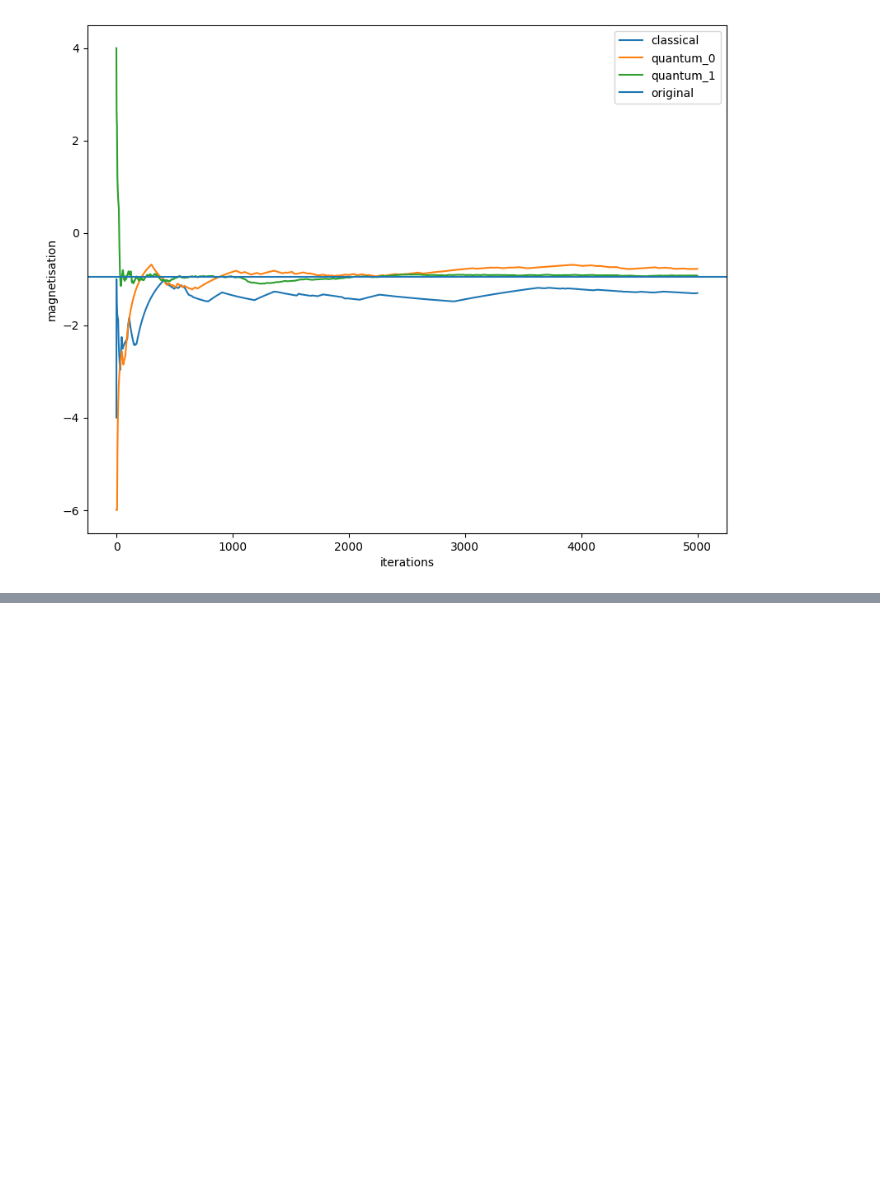
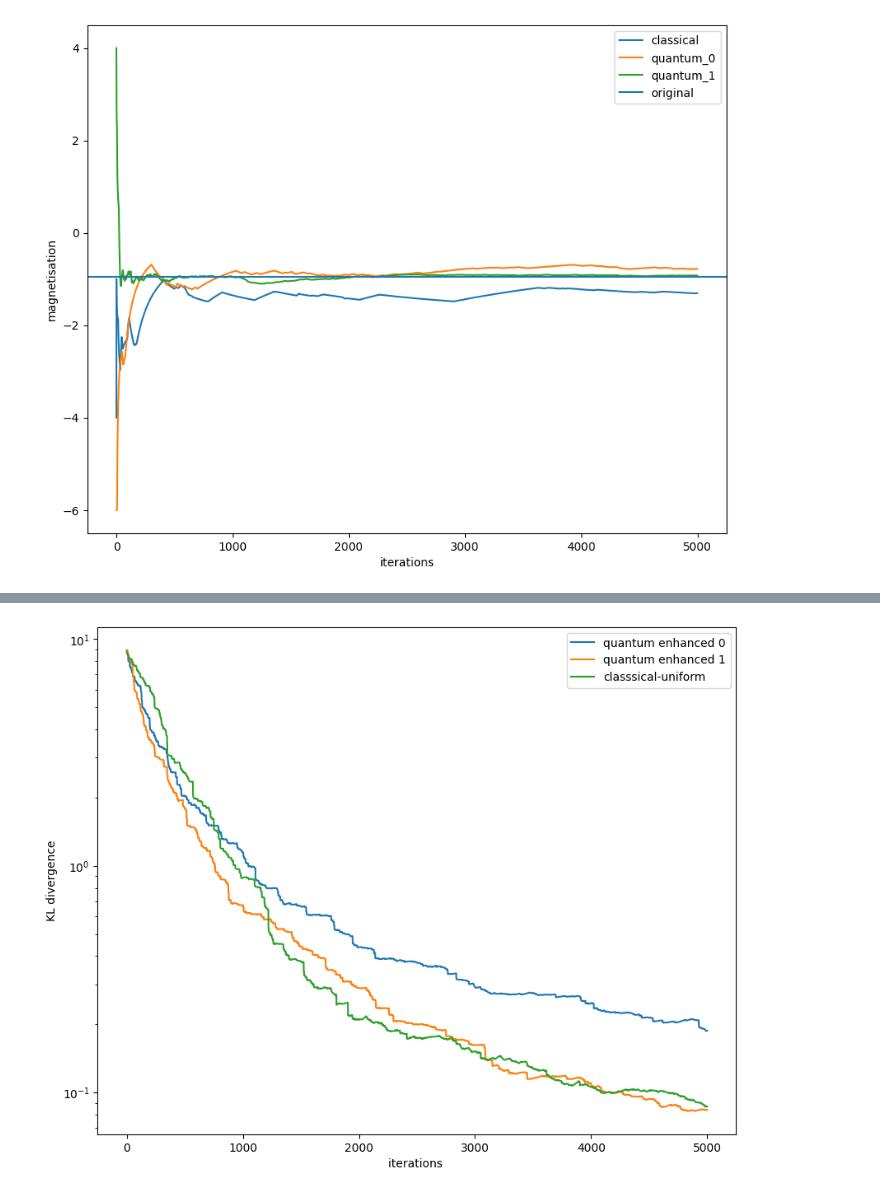
Before and after one commit to pafloxy/qhack-project-raflaneq, a Jupyter notebook: proposal_matrix.ipynb, the cells around one changed output, grey strips where cells are left out. Saved outputs shown, nothing was run; the diff lists cells and outputs as text; code cells hidden in the pictures; blank space fills up the shorter version.

```diff
--- a/proposal_matrix.ipynb
+++ b/proposal_matrix.ipynb
@@ -386,0 +495,15 @@ plt.show()
+# %%
+plt.figure(figsize=(10,8))
+# plt.plot(jsdiv_c, label= 'classical')
+plt.plot(qtrj_0['kldiv'], label= 'quantum enhanced 0')
+plt.plot(qtrj_1['kldiv'], label= 'quantum enhanced 1')
+plt.plot(ctrj['kldiv'], label= 'classsical-uniform')
+
+
+plt.xlabel("iterations ")
+plt.ylabel("KL divergence")
+plt.yscale('log')
+plt.legend()
+plt.show()
+# %% [output]
+[figure, added]
```
Also changed, not shown: parts of 15 cells of this notebook, 2 other files.
